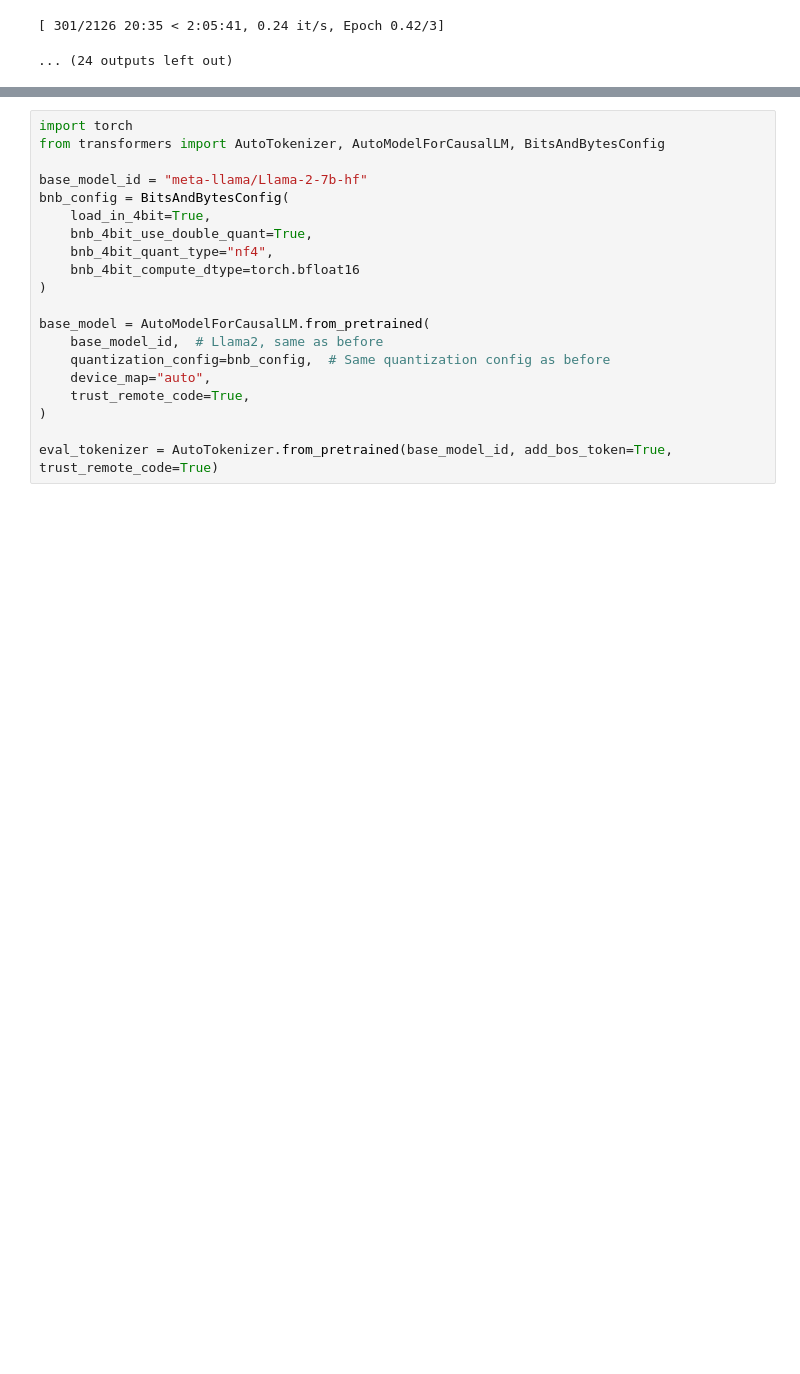
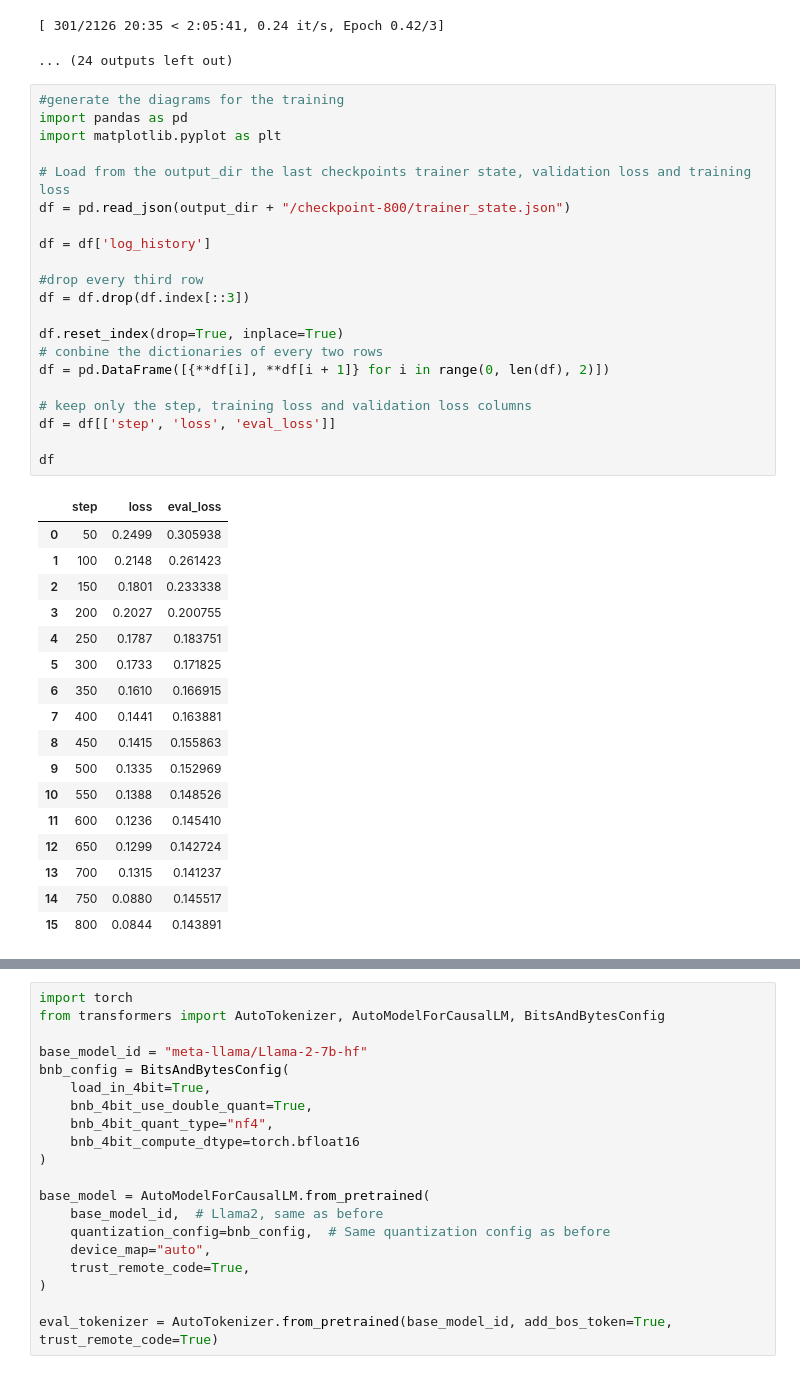
Before and after one commit to geoartop/Thesis-LLM-FineTuning-for-interactive-game-dialogues, a Jupyter notebook: llama2_dialogue_data_finetune.ipynb, the cells around one changed output, grey strips where cells are left out. Drawn from its saved outputs; the diff is of its cells as text; blank space fills up the shorter version.

```diff
--- a/llama2_dialogue_data_finetune.ipynb
+++ b/llama2_dialogue_data_finetune.ipynb
@@ -533,4 +533,43 @@ dataloader_config = DataLoaderConfiguration(dispatch_batches=None, split_batches
 | 250 | 0.178700 | 0.183751 |
 [ 301/2126 20:35 < 2:05:41, 0.24 it/s, Epoch 0.42/3]
 ... (24 outputs left out)
+# %%
+#generate the diagrams for the training
+import pandas as pd
+import matplotlib.pyplot as plt
+
+# Load from the output_dir the last checkpoints trainer state, validation loss and training loss
+df = pd.read_json(output_dir + "/checkpoint-800/trainer_state.json")
+
+df = df['log_history']
+
+#drop every third row
+df = df.drop(df.index[::3])
+
+df.reset_index(drop=True, inplace=True)
+# conbine the dictionaries of every two rows
+df = pd.DataFrame([{**df[i], **df[i + 1]} for i in range(0, len(df), 2)])
+
+# keep only the step, training loss and validation loss columns
+df = df[['step', 'loss', 'eval_loss']]
+
+df
+# %% [output]
+|  | step | loss | eval_loss |
+| 0 | 50 | 0.2499 | 0.305938 |
+| 1 | 100 | 0.2148 | 0.261423 |
+| 2 | 150 | 0.1801 | 0.233338 |
+| 3 | 200 | 0.2027 | 0.200755 |
+| 4 | 250 | 0.1787 | 0.183751 |
+| 5 | 300 | 0.1733 | 0.171825 |
+| 6 | 350 | 0.1610 | 0.166915 |
+| 7 | 400 | 0.1441 | 0.163881 |
+| 8 | 450 | 0.1415 | 0.155863 |
+| 9 | 500 | 0.1335 | 0.152969 |
+| 10 | 550 | 0.1388 | 0.148526 |
+| 11 | 600 | 0.1236 | 0.145410 |
+| 12 | 650 | 0.1299 | 0.142724 |
+| 13 | 700 | 0.1315 | 0.141237 |
+| 14 | 750 | 0.0880 | 0.145517 |
+| 15 | 800 | 0.0844 | 0.143891 |
 # %%
```
Also changed, not shown: parts of 20 cells of this notebook, 4 other files.
